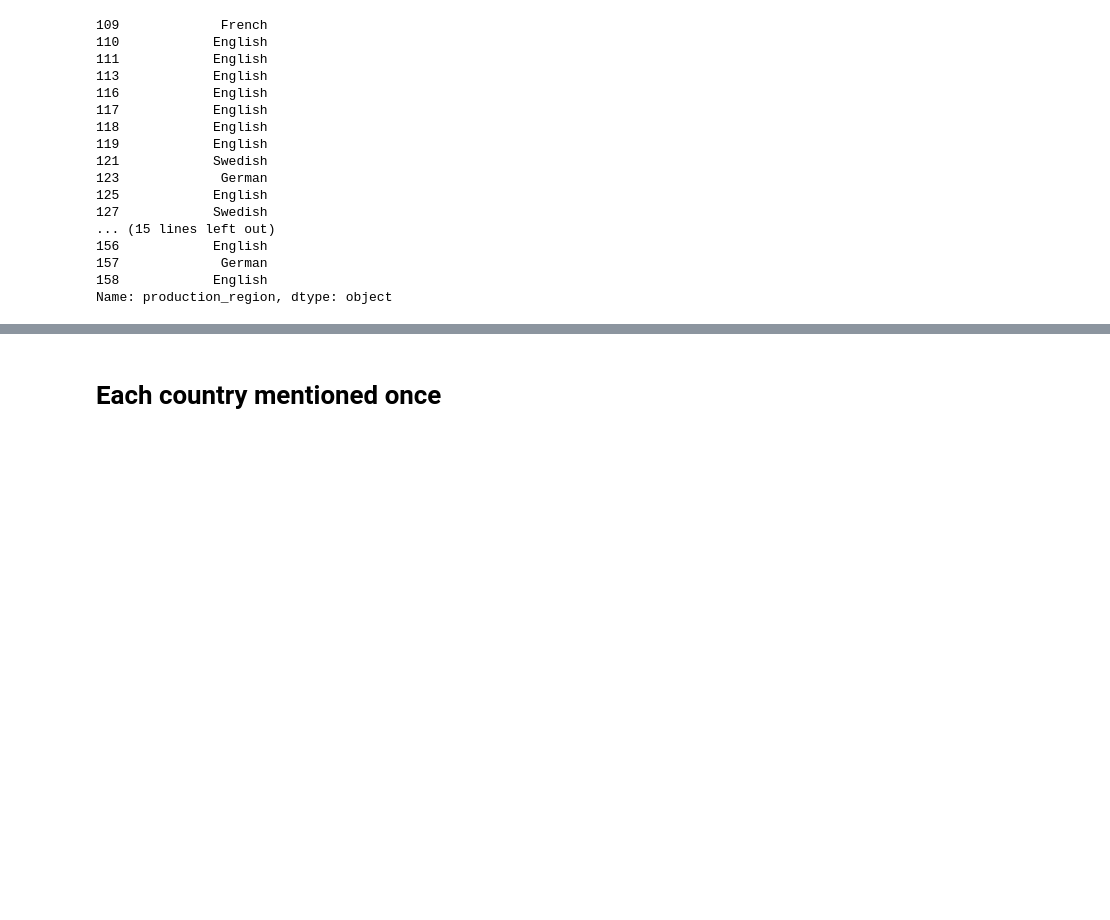
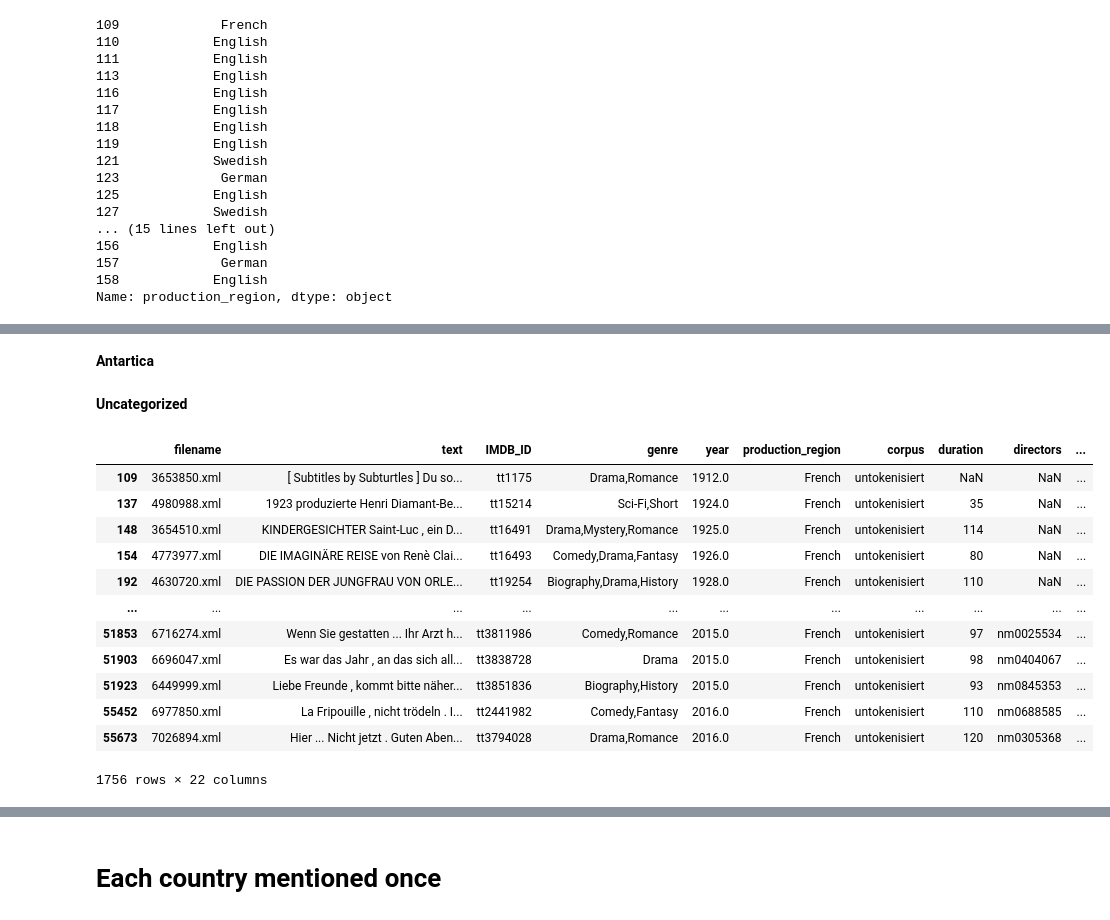
Before and after one commit to LennartKeller/SubtitleClustering, a Jupyter notebook: notebooks/Diana_ClusteringProdRegion.ipynb, the cells around one changed output, grey strips where cells are left out. Drawn from its saved outputs; the diff is of its cells as text; code cells hidden in the pictures; blank space fills up the shorter version.

Commit message:
continent

```diff
--- a/notebooks/Diana_ClusteringProdRegion.ipynb
+++ b/notebooks/Diana_ClusteringProdRegion.ipynb
@@ -238,0 +311,3 @@ Number of countries mentioned in the Dataset:  16615
+# %%
+asia = continent['asia']
+df['production_continent'] = df['production_country'].replace([asia],'Asia')
@@ -239,2 +316,31 @@ Number of countries mentioned in the Dataset:  16615
+# %%
+australia = continent['australia']
+df['production_continent'] = df['production_country'].replace([australia],'Australia')
+# %% [markdown]
+**Antartica**
+# %%
+antartica = continent['antartica']
+df['production_continent'] = df['production_country'].replace([antartica],'Antratica')
+# %% [markdown]
+**Uncategorized**
+# %%
+uncategorised = continent['uncategorised']
+df['production_continent'] = df['production_country'].replace([uncategorised],'Uncategorised')
+# %%
+df[df['production_continent'].str.contains('French')]
+# %% [output]
+|  | filename | text | IMDB_ID | genre | year | production_region | corpus | duration | directors | ... |
+| 109 | 3653850.xml | [ Subtitles by Subturtles ] Du so... | tt1175 | Drama,Romance | 1912.0 | French | untokenisiert | NaN | NaN | ... |
+| 137 | 4980988.xml | 1923 produzierte Henri Diamant-Be... | tt15214 | Sci-Fi,Short | 1924.0 | French | untokenisiert | 35 | NaN | ... |
+| 148 | 3654510.xml | KINDERGESICHTER Saint-Luc , ein D... | tt16491 | Drama,Mystery,Romance | 1925.0 | French | untokenisiert | 114 | NaN | ... |
+| 154 | 4773977.xml | DIE IMAGINÄRE REISE von Renè Clai... | tt16493 | Comedy,Drama,Fantasy | 1926.0 | French | untokenisiert | 80 | NaN | ... |
+| 192 | 4630720.xml | DIE PASSION DER JUNGFRAU VON ORLE... | tt19254 | Biography,Drama,History | 1928.0 | French | untokenisiert | 110 | NaN | ... |
+| ... | ... | ... | ... | ... | ... | ... | ... | ... | ... | ... |
+| 51853 | 6716274.xml | Wenn Sie gestatten ... Ihr Arzt h... | tt3811986 | Comedy,Romance | 2015.0 | French | untokenisiert | 97 | nm0025534 | ... |
+| 51903 | 6696047.xml | Es war das Jahr , an das sich all... | tt3838728 | Drama | 2015.0 | French | untokenisiert | 98 | nm0404067 | ... |
+| 51923 | 6449999.xml | Liebe Freunde , kommt bitte näher... | tt3851836 | Biography,History | 2015.0 | French | untokenisiert | 93 | nm0845353 | ... |
+| 55452 | 6977850.xml | La Fripouille , nicht trödeln . I... | tt2441982 | Comedy,Fantasy | 2016.0 | French | untokenisiert | 110 | nm0688585 | ... |
+| 55673 | 7026894.xml | Hier ... Nicht jetzt . Guten Aben... | tt3794028 | Drama,Romance | 2016.0 | French | untokenisiert | 120 | nm0305368 | ... |
+1756 rows × 22 columns
 # %%
 df['production_country'] = production_countries
```
Also changed, not shown: parts of 36 cells of this notebook, 1 other file.
